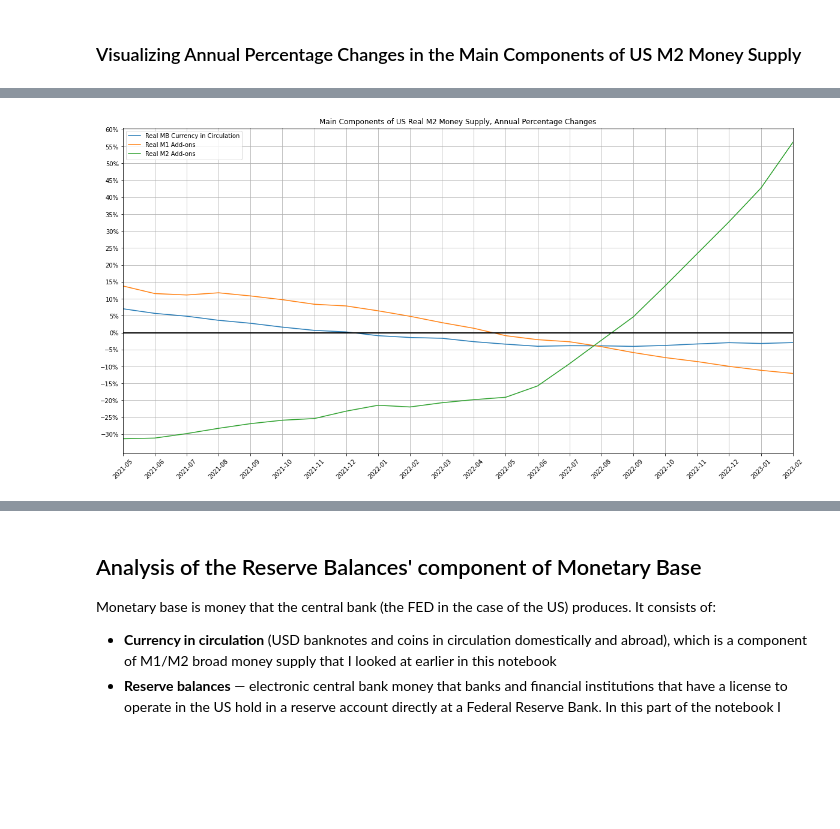
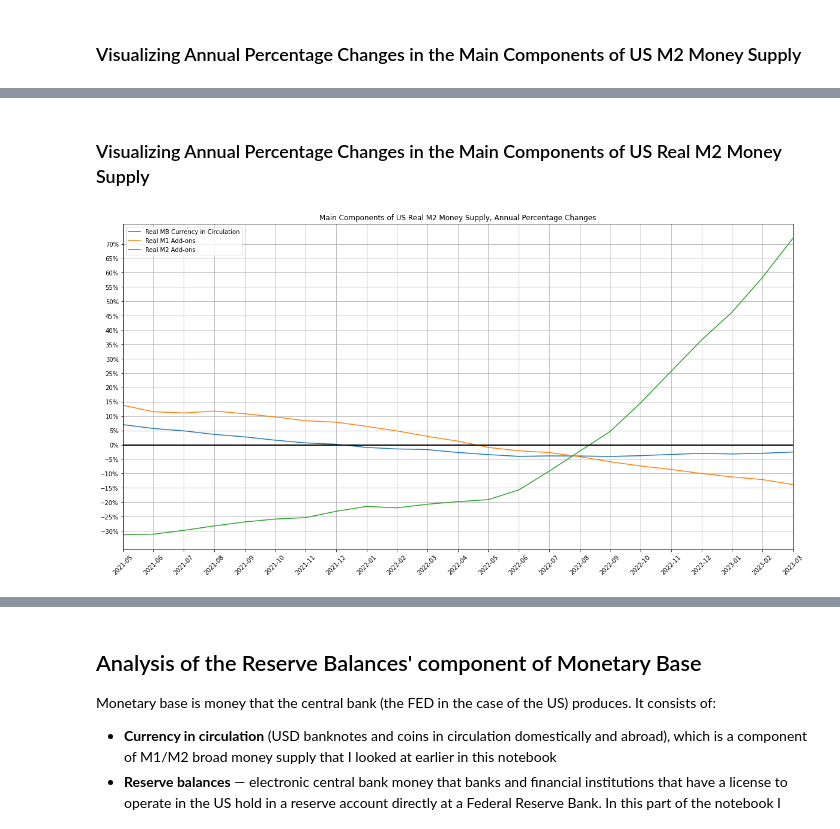
Before and after one commit to ilchen/US_Economic_Data_Analysis, a Jupyter notebook: Money_Supply.ipynb, the cells around one changed output, grey strips where cells are left out. Saved outputs shown, nothing was run; the diff lists cells and outputs as text; code cells hidden in the pictures; blank space fills up the shorter version.

```diff
--- a/Money_Supply.ipynb
+++ b/Money_Supply.ipynb
@@ -26,12 +26,13 @@ report_end = date.today()
 ### Preparing factors for conversion from nominal to real amounts by adjusing for monthly CPI
 # %%
 nom_2_real_conv_factors = web.get_data_fred('CPIAUCSL', start=report_start, end=report_end)
-#nom_2_real_conv_factors = nom_2_real_conv_factors.loc[:irt_reserves.index[-1]]
 
-nom_2_real_conv_factors['adj'] = (nom_2_real_conv_factors.CPIAUCSL / nom_2_real_conv_factors.CPIAUCSL.shift(1)).shift(-1)
-nom_2_real_conv_factors['conv_factor'] = nom_2_real_conv_factors.adj.iloc[::-1].cumprod()
-nom_2_real_conv_factors.drop(['CPIAUCSL', 'adj'], axis=1, inplace=True)
-nom_2_real_conv_factors.iloc[-1] = 1.
+
+# nom_2_real_conv_factors['adj'] = (nom_2_real_conv_factors.CPIAUCSL / nom_2_real_conv_factors.CPIAUCSL.shift(1)).shift(-1)
+# nom_2_real_conv_factors['conv_factor'] = nom_2_real_conv_factors.adj.iloc[::-1].cumprod()
+# nom_2_real_conv_factors.drop(['CPIAUCSL', 'adj'], axis=1, inplace=True)
+# nom_2_real_conv_factors.iloc[-1] = 1.
+nom_2_real_conv_factors['conv_factor'] = nom_2_real_conv_factors.CPIAUCSL.iloc[-1] / nom_2_real_conv_factors.CPIAUCSL
 
 # Convert into pandas.Series
 nom_2_real_conv_factors = nom_2_real_conv_factors.conv_factor
@@ -227,0 +243,2 @@ _ = ax.set_xticklabels(list(map('{:%Y-%m}'.format, m2_components.index)))
+# %% [markdown]
+### Visualizing Annual Percentage Changes in the Main Components of US Real M2 Money Supply
@@ -232,9 +251,9 @@ m2real_components = m2real_components.loc['2021-05':]
 # %%
 ax = m2real_components.plot(figsize=(20,10), grid=True,
                             title='Main Components of US Real M2 Money Supply, Annual Percentage Changes',
-                            xticks=m2real_components.index, xlabel='', rot=45, yticks=np.arange(-30, 61, 5))
+                            xticks=m2real_components.index, xlabel='', rot=45, yticks=np.arange(-30, 71, 5))
 ax.yaxis.set_major_formatter(mtick.PercentFormatter())
 ax.axhline(y=0, lw=2, c='k')
 _ = ax.set_xticklabels(list(map('{:%Y-%m}'.format, m2real_components.index)))
 # %% [output]
-[figure, old version]
+[figure, new version]
```
Also changed, not shown: parts of 19 cells of this notebook.
